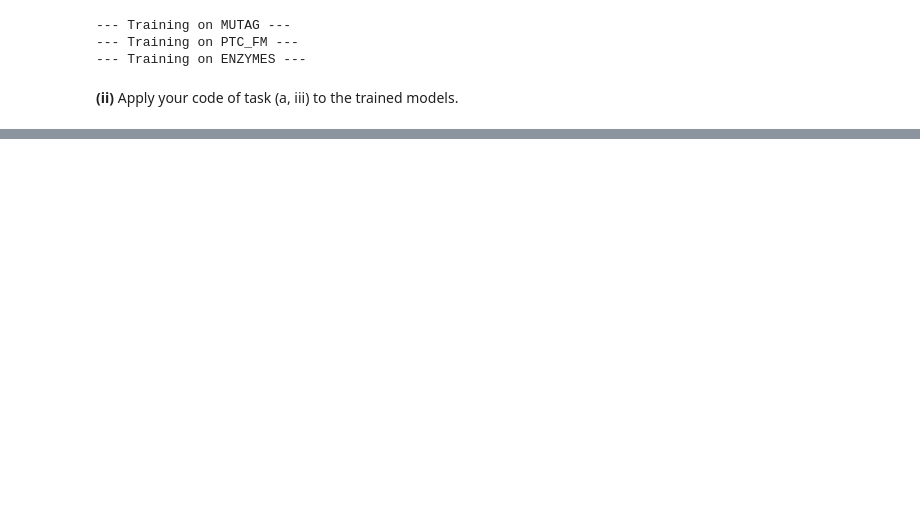
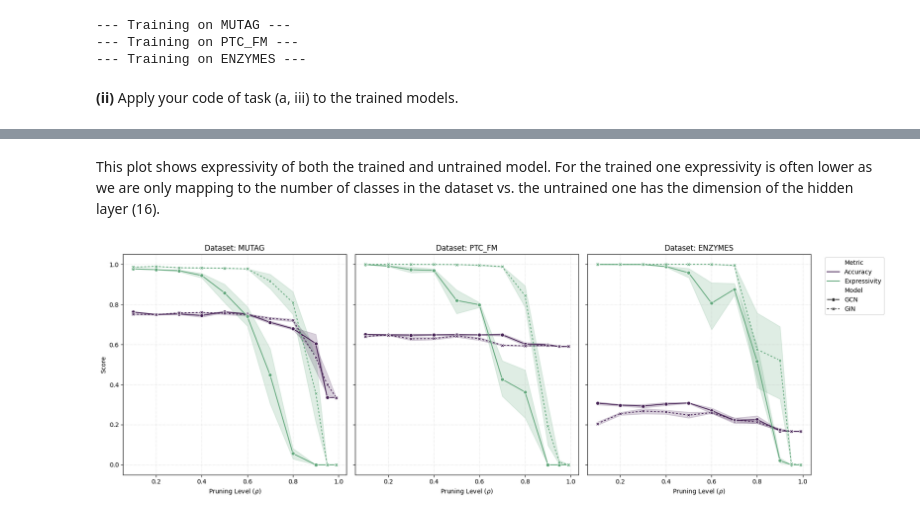
Before and after one commit to simonschindler/graph_learning, a Jupyter notebook: PA2_Marlene.ipynb, the cells around one changed output, grey strips where cells are left out. Saved outputs shown, nothing was run; the diff lists cells and outputs as text; code cells hidden in the pictures; blank space fills up the shorter version.

```diff
--- a/PA2_Marlene.ipynb
+++ b/PA2_Marlene.ipynb
@@ -521,0 +567,44 @@ plt.show()
+# %% [markdown]
+This plot shows expressivity of both the trained and untrained model. For the trained one expressivity is often lower as we are only mapping to the number of classes in the dataset vs. the untrained one has the dimension of the hidden layer (16).
+# %%
+# Comparing the expressivity of only the untrained model with the accuracy of the trained model
+df_expr_vs_acc = df_long_all[df_long_all['Metric'].isin(['Accuracy', 'Untrained Exp.'])]
+df_expr_vs_acc = df_expr_vs_acc.replace({'Metric': {'Untrained Exp.': 'Expressivity'}})
+
+datasets = df_expr_vs_acc['Dataset'].unique()
+fig, axes = plt.subplots(1, 3, figsize=(18, 6), sharey=True)
+
+# Palette is Metric, Style is Model
+palette = {'Accuracy': '#462255', 'Expressivity': '#62A87C'}
+dashes = {'GCN': (1,0), 'GIN': (2,2)}
+
+
+for ax, ds in zip(axes, datasets):
+    subset = df_expr_vs_acc[df_expr_vs_acc['Dataset'] == ds]
+
+    sns.lineplot(
+        data=subset,
+        x='Pruning_Level',
+        y='Score',
+        hue='Metric',
+        style='Model',
+        palette=palette,
+        dashes=dashes,
+        markers=True,
+        ax=ax
+    )
+
+    ax.set_title(f"Dataset: {ds}")
+    ax.set_xlabel(r'Pruning Level ($\rho$)')
+    ax.set_ylabel("Score")
+    ax.grid(True, linestyle=':', alpha=0.5)
+
+    # Legend handling
+    if ds == datasets[-1]:
+        ax.legend(bbox_to_anchor=(1.05, 1), loc='upper left')
+    else:
+        ax.get_legend().remove()
+
+plt.tight_layout()
+# %% [output]
+[figure, added]
```
Also changed, not shown: parts of 17 cells of this notebook.
